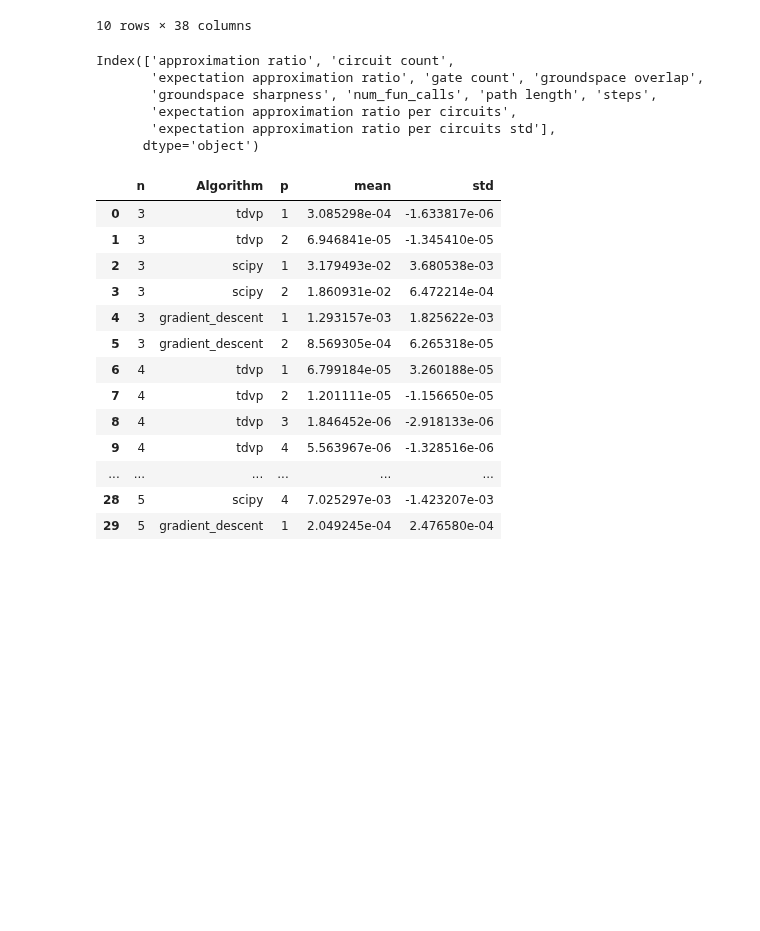
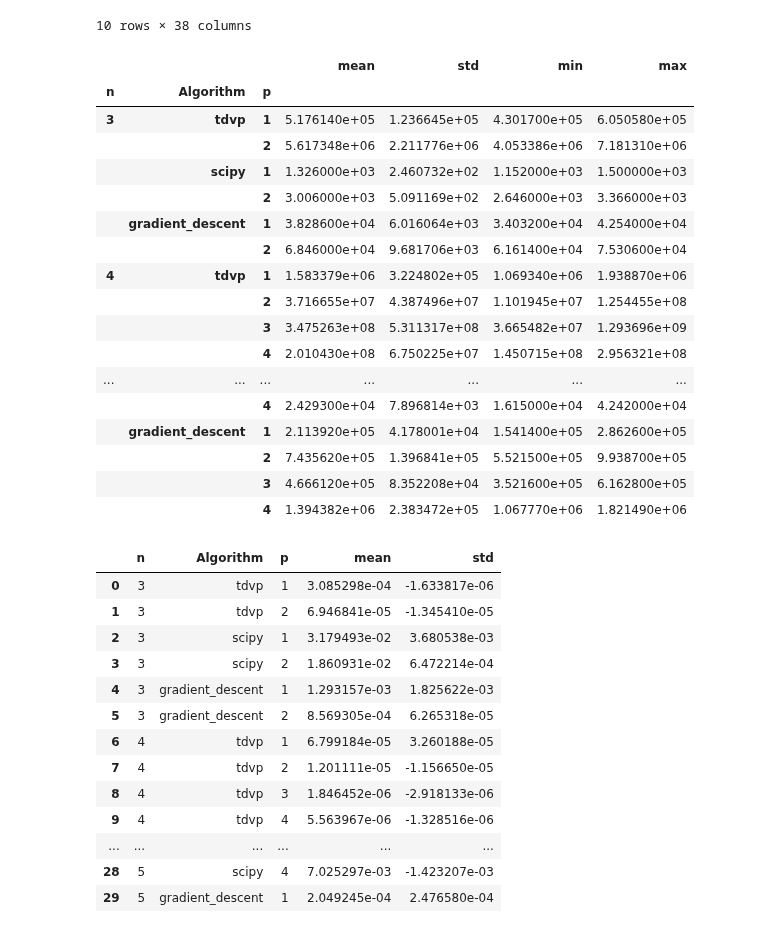
Before and after one commit to LeonhardRichter/TDVP_and_QAOA, a Jupyter notebook: plots.ipynb, the cells around one changed output. Drawn from its saved outputs; the diff is of its cells as text; code cells hidden in the pictures; blank space fills up the shorter version.

```diff
--- a/plots.ipynb
+++ b/plots.ipynb
@@ -64,15 +70,27 @@ stats.head(10)
 |  |  | 3 | 0.926812 | 0.027653 | 0.895857 | 0.966206 | 0.866436 | 0.068250 | ... |
 |  |  | 4 | 0.943432 | 0.049538 | 0.869999 | 0.974706 | 0.930693 | 0.062414 | ... |
 10 rows × 38 columns
-# %%
-stats.drop(columns=['expectation approximation ratio per circuits std',], axis=1,level=0).loc[4,'tdvp',1].index.levels[0]
-# %% [output]
-Index(['approximation ratio', 'circuit count',
-       'expectation approximation ratio', 'gate count', 'groundspace overlap',
-       'groundspace sharpness', 'num_fun_calls', 'path length', 'steps',
-       'expectation approximation ratio per circuits',
-       'expectation approximation ratio per circuits std'],
-      dtype='object')
+# %%
+stats['gate count']
+# %% [output]
+|  |  |  | mean | std | min | max |
+| n | Algorithm | p |  |  |  |  |
+| 3 | tdvp | 1 | 5.176140e+05 | 1.236645e+05 | 4.301700e+05 | 6.050580e+05 |
+|  |  | 2 | 5.617348e+06 | 2.211776e+06 | 4.053386e+06 | 7.181310e+06 |
+|  | scipy | 1 | 1.326000e+03 | 2.460732e+02 | 1.152000e+03 | 1.500000e+03 |
+|  |  | 2 | 3.006000e+03 | 5.091169e+02 | 2.646000e+03 | 3.366000e+03 |
+|  | gradient_descent | 1 | 3.828600e+04 | 6.016064e+03 | 3.403200e+04 | 4.254000e+04 |
+|  |  | 2 | 6.846000e+04 | 9.681706e+03 | 6.161400e+04 | 7.530600e+04 |
+| 4 | tdvp | 1 | 1.583379e+06 | 3.224802e+05 | 1.069340e+06 | 1.938870e+06 |
+|  |  | 2 | 3.716655e+07 | 4.387496e+07 | 1.101945e+07 | 1.254455e+08 |
+|  |  | 3 | 3.475263e+08 | 5.311317e+08 | 3.665482e+07 | 1.293696e+09 |
+|  |  | 4 | 2.010430e+08 | 6.750225e+07 | 1.450715e+08 | 2.956321e+08 |
+| ... | ... | ... | ... | ... | ... | ... |
+|  |  | 4 | 2.429300e+04 | 7.896814e+03 | 1.615000e+04 | 4.242000e+04 |
+|  | gradient_descent | 1 | 2.113920e+05 | 4.178001e+04 | 1.541400e+05 | 2.862600e+05 |
+|  |  | 2 | 7.435620e+05 | 1.396841e+05 | 5.521500e+05 | 9.938700e+05 |
+|  |  | 3 | 4.666120e+05 | 8.352208e+04 | 3.521600e+05 | 6.162800e+05 |
+|  |  | 4 | 1.394382e+06 | 2.383472e+05 | 1.067770e+06 | 1.821490e+06 |
 # %%
 stats['expectation approximation ratio per circuits'].reset_index()
 # %% [output]
```
Also changed, not shown: parts of 4 cells of this notebook, 3 other files.
